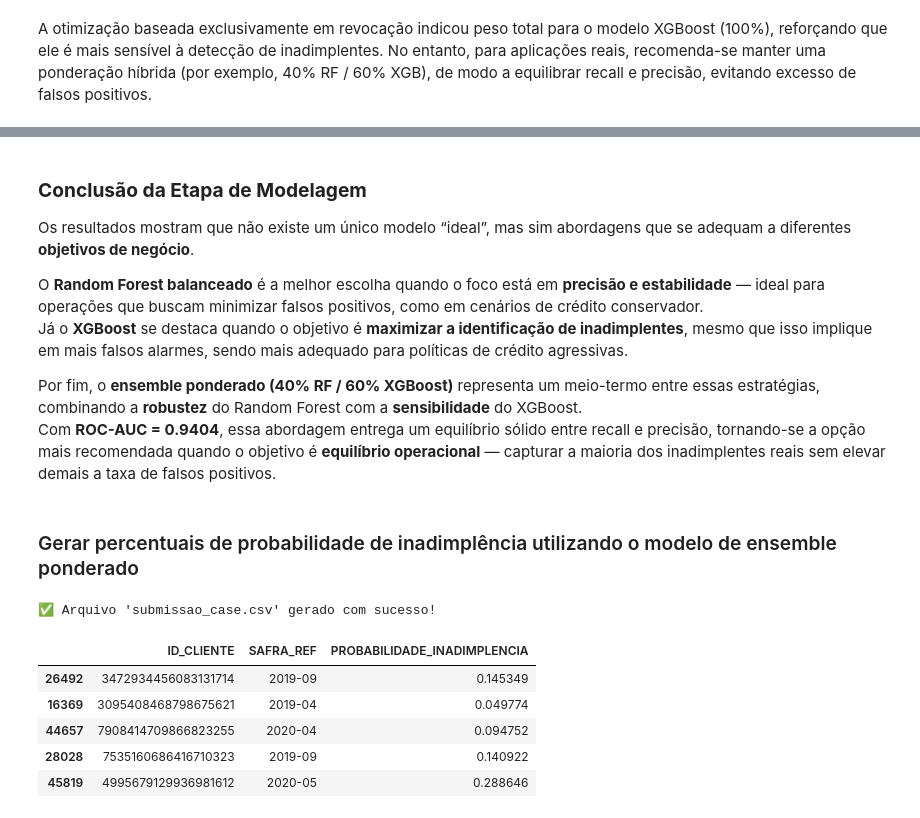
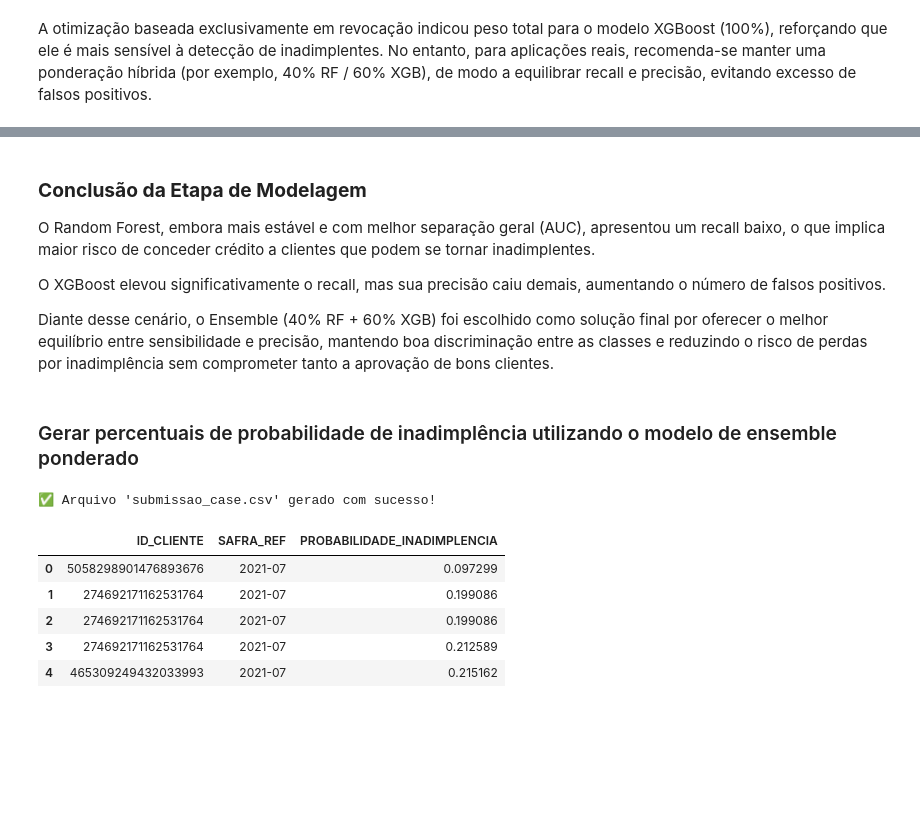
Before and after one commit to LunusMax/datarisk-case-ds-junior, a Jupyter notebook: datarisk_case.ipynb, the cells around one changed output, grey strips where cells are left out. Drawn from its saved outputs; the diff is of its cells as text; code cells hidden in the pictures; blank space fills up the shorter version.

Commit message:
v09 - Correção de bugs do modelo

```diff
--- a/datarisk_case.ipynb
+++ b/datarisk_case.ipynb
@@ -161,8 +239,12 @@ num_cols = ['VALOR_A_PAGAR', 'RENDA_MES_ANTERIOR', 'NO_FUNCIONARIOS']
 
 for col in num_cols:
     if col in df_modelagem.columns:
+        # Mediana calculada APENAS no treino (evita data leak)
         median_value = df_modelagem[col].median()
         df_modelagem[col] = df_modelagem[col].fillna(median_value)
+
+        if col in df_submissao.columns:
+            df_submissao[col] = df_submissao[col].fillna(median_value)
 # %%
 # Diagnóstico do que segue nulo
 df_modelagem.isnull().sum().sort_values(ascending=False)
@@ -187,19 +289,8 @@ dtype: int64
 # %%
-# Inputar variáveis categóricas restantes
-
-# DDD -> preencher com '00'
-df_modelagem['DDD'] = (
-    df_modelagem['DDD']
-    .astype(str)
-    .str.extract(r'(\d+)')[0]  # extrai só números
-    .fillna('00')
-    .str.zfill(2)
-)
-
-
 # Demais variáveis categóricas → preenche com 'Desconhecido'
-for col in ['PORTE', 'SEGMENTO_INDUSTRIAL', 'DOMINIO_EMAIL']:
+for col in ['PORTE', 'SEGMENTO_INDUSTRIAL']:
     df_modelagem[col] = df_modelagem[col].fillna('Desconhecido').astype(str)
+    df_submissao[col] = df_submissao[col].fillna('Desconhecido').astype(str)
 # %%
 # Diagnóstico final de valores ausentes
 df_modelagem.isnull().sum().sort_values(ascending=False)
@@ -372,3 +510,11 @@ y = df_modelagem['INADIMPLENTE']
+# %%
+# Remover essas colunas do df_submissao
+cols_to_remove_submissao = [
+    'DATA_VENCIMENTO',
+    'DATA_EMISSAO_DOCUMENTO'
+]
+
+df_submissao = df_submissao.drop(columns=cols_to_remove_submissao, errors='ignore')
 # %%
 # Divisão treino/teste com estratificação
 X_train, X_test, y_train, y_test = train_test_split(
@@ -441,6 +597,6 @@ from sklearn.pipeline import Pipeline
 # %%
 # Identificar colunas categóricas e numéricas
-cat_cols = ['SEGMENTO_INDUSTRIAL', 'DOMINIO_EMAIL', 'PORTE', 'DDD', 'CEP_2_DIG']
+cat_cols = ['SEGMENTO_INDUSTRIAL', 'PORTE']
 num_cols = ['VALOR_A_PAGAR', 'TAXA', 'RENDA_MES_ANTERIOR', 'NO_FUNCIONARIOS'] + \
            [col for col in df_modelagem.columns if 'FLAG_MISSING__' in col]
 # %%
@@ -757,39 +914,43 @@ plt.show()
 # %% [markdown]
 ### **Conclusão da Etapa de Modelagem**
 
-Os resultados mostram que não existe um único modelo “ideal”, mas sim abordagens que se adequam a diferentes **objetivos de negócio**.
+O Random Forest, embora mais estável e com melhor separação geral (AUC), apresentou um recall baixo, o que implica maior risco de conceder crédito a clientes que podem se tornar inadimplentes.
 
-O **Random Forest balanceado** é a melhor escolha quando o foco está em **precisão e estabilidade** — ideal para operações que buscam minimizar falsos positivos, como em cenários de crédito conservador.
-Já o **XGBoost** se destaca quando o objetivo é **maximizar a identificação de inadimplentes**, mesmo que isso implique em mais falsos alarmes, sendo mais adequado para políticas de crédito agressivas.
+O XGBoost elevou significativamente o recall, mas sua precisão caiu demais, aumentando o número de falsos positivos.
 
-Por fim, o **ensemble ponderado (40% RF / 60% XGBoost)** representa um meio-termo entre essas estratégias, combinando a **robustez** do Random Forest com a **sensibilidade** do XGBoost.
-Com **ROC-AUC = 0.9404**, essa abordagem entrega um equilíbrio sólido entre recall e precisão, tornando-se a opção mais recomendada quando o objetivo é **equilíbrio operacional** — capturar a maioria dos inadimplentes reais sem elevar demais a taxa de falsos positivos.
+Diante desse cenário, o Ensemble (40% RF + 60% XGB) foi escolhido como solução final por oferecer o melhor equilíbrio entre sensibilidade e precisão, mantendo boa discriminação entre as classes e reduzindo o risco de perdas por inadimplência sem comprometer tanto a aprovação de bons clientes.
 # %% [markdown]
 ### Gerar percentuais de probabilidade de inadimplência utilizando o modelo de ensemble ponderado
 # %%
 # Geração do arquivo de submissão
 
+X_teste_rf = df_submissao.select_dtypes(include=['number'])
+X_teste_xgb = pd.get_dummies(df_submissao[cat_cols + num_cols], drop_first=True)
+X_teste_xgb = X_teste_xgb.reindex(columns=X_train_xgb.columns, fill_value=0) # Garantir que as colunas estão alinhadas com o treino
+
 # Calcular probabilidade final de inadimplência com o ensemble otimizado
-ensemble_proba_final = 0.4 * rf_balanced.predict_proba(X_test.select_dtypes(include=['number']))[:, 1] + \
-                       0.6 * xgb_model.predict_proba(X_test_xgb)[:, 1]
+proba_rf = rf_balanced.predict_proba(X_teste_rf)[:, 1]
+proba_xgb = xgb_model.predict_proba(X_teste_xgb)[:, 1]
+
+ensemble_proba_final = best_w * proba_rf + best_xgb * proba_xgb
 
 # Construir DataFrame de submissão
 submissao = pd.DataFrame({
-    'ID_CLIENTE': df_modelagem.loc[X_test.index, 'ID_CLIENTE'],
-    'SAFRA_REF': df_modelagem.loc[X_test.index, 'SAFRA_REF'],
+    'ID_CLIENTE': df_submissao['ID_CLIENTE'],
+    'SAFRA_REF': df_submissao['SAFRA_REF'],
     'PROBABILIDADE_INADIMPLENCIA': ensemble_proba_final
 })
 
 # Salvar arquivo .csv
 submissao.to_csv('submissao_case.csv', index=False, sep=';')
 
 print("✅ Arquivo 'submissao_case.csv' gerado com sucesso!")
 submissao.head()
 # %% [output]
 ✅ Arquivo 'submissao_case.csv' gerado com sucesso!
 |  | ID_CLIENTE | SAFRA_REF | PROBABILIDADE_INADIMPLENCIA |
-| 26492 | 3472934456083131714 | 2019-09 | 0.145349 |
-| 16369 | 3095408468798675621 | 2019-04 | 0.049774 |
-| 44657 | 7908414709866823255 | 2020-04 | 0.094752 |
-| 28028 | 7535160686416710323 | 2019-09 | 0.140922 |
-| 45819 | 4995679129936981612 | 2020-05 | 0.288646 |
+| 0 | 5058298901476893676 | 2021-07 | 0.097299 |
+| 1 | 274692171162531764 | 2021-07 | 0.199086 |
+| 2 | 274692171162531764 | 2021-07 | 0.199086 |
+| 3 | 274692171162531764 | 2021-07 | 0.212589 |
+| 4 | 465309249432033993 | 2021-07 | 0.215162 |
```
Also changed, not shown: parts of 33 cells of this notebook.
